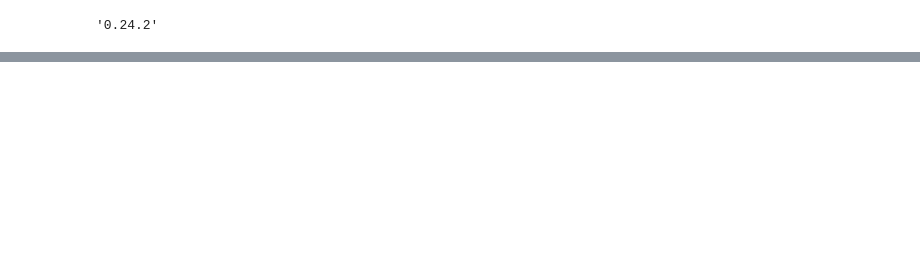
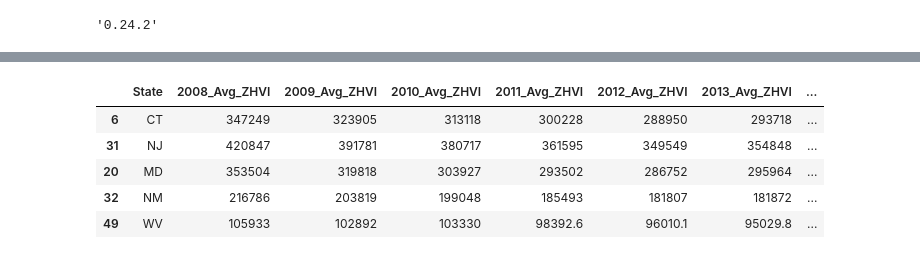
Before and after one commit to cmarchini19/US-Housing-Market-Analysis, a Jupyter notebook: main-data-Copy1.ipynb, the cells around one changed output, grey strips where cells are left out. Drawn from its saved outputs; the diff is of its cells as text; code cells hidden in the pictures; blank space fills up the shorter version.

Commit message:
Updated main file

```diff
--- a/main-data-Copy1.ipynb
+++ b/main-data-Copy1.ipynb
@@ -251,3 +253,21 @@ plt.plot(years, ave_foreclosure_resales)
 pd.__version__
 # %% [output]
 '0.24.2'
+# %%
+#Read in new main data
+new_main = "Output/new_main_data.csv"
+new_main_data = pd.read_csv(new_main, encoding="ISO-8859-1")
+# %%
+housing_price_average = pd.DataFrame([new_main_data["State"],new_main_data["2008_Avg_ZHVI"],new_main_data["2009_Avg_ZHVI"], new_main_data["2010_Avg_ZHVI"],
+                        new_main_data["2011_Avg_ZHVI"], new_main_data["2012_Avg_ZHVI"], new_main_data["2013_Avg_ZHVI"],
+                         new_main_data["2014_Avg_ZHVI"], new_main_data["2015_Avg_ZHVI"], new_main_data["2016_Avg_ZHVI"],
+                         new_main_data["2017_Avg_ZHVI"], new_main_data["2018_Avg_ZHVI"], new_main_data["2019_Avg_ZHVI"]
+                        ]
+                                    )
+housing_price_average = housing_price_average.T
+# %%
+#states with highest increase and lowest decrease in housing prices
+housing_price_average["Change"] = housing_price_average["2019_Avg_ZHVI"] - housing_price_average["2008_Avg_ZHVI"]
+#housing_price_average["Change"]
+prices_descending = housing_price_average.sort_values(by=["Change"], ascending=False)
+prices_descending.head()
@@ -253,0 +281,10 @@ pd.__version__
+# %%
+prices_ascending = housing_price_average.sort_values(by=["Change"])
+prices_ascending.head()
+# %% [output]
+|  | State | 2008_Avg_ZHVI | 2009_Avg_ZHVI | 2010_Avg_ZHVI | 2011_Avg_ZHVI | 2012_Avg_ZHVI | 2013_Avg_ZHVI | ... |
+| 6 | CT | 347249 | 323905 | 313118 | 300228 | 288950 | 293718 | ... |
+| 31 | NJ | 420847 | 391781 | 380717 | 361595 | 349549 | 354848 | ... |
+| 20 | MD | 353504 | 319818 | 303927 | 293502 | 286752 | 295964 | ... |
+| 32 | NM | 216786 | 203819 | 199048 | 185493 | 181807 | 181872 | ... |
+| 49 | WV | 105933 | 102892 | 103330 | 98392.6 | 96010.1 | 95029.8 | ... |
```
Also changed, not shown: parts of 8 cells of this notebook.
